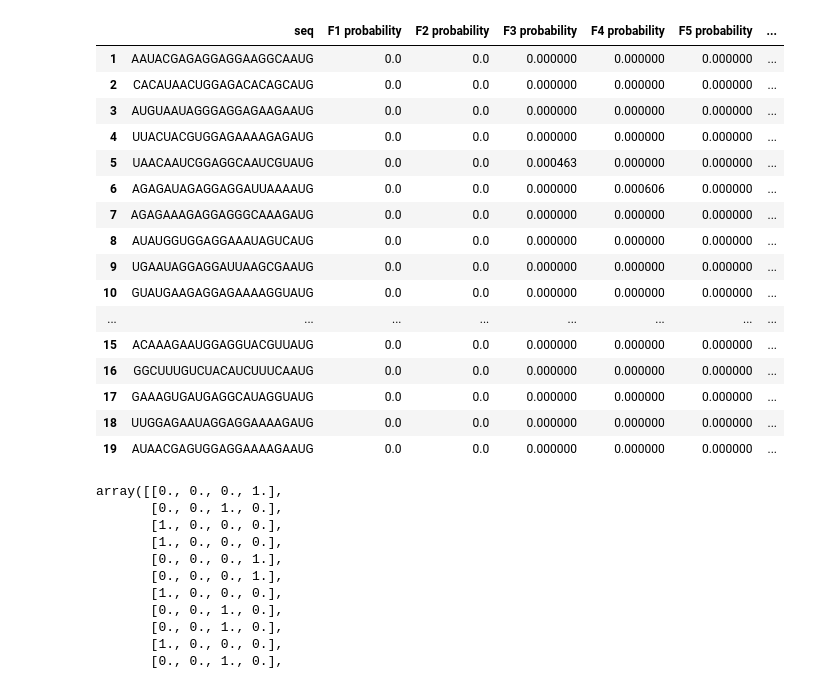
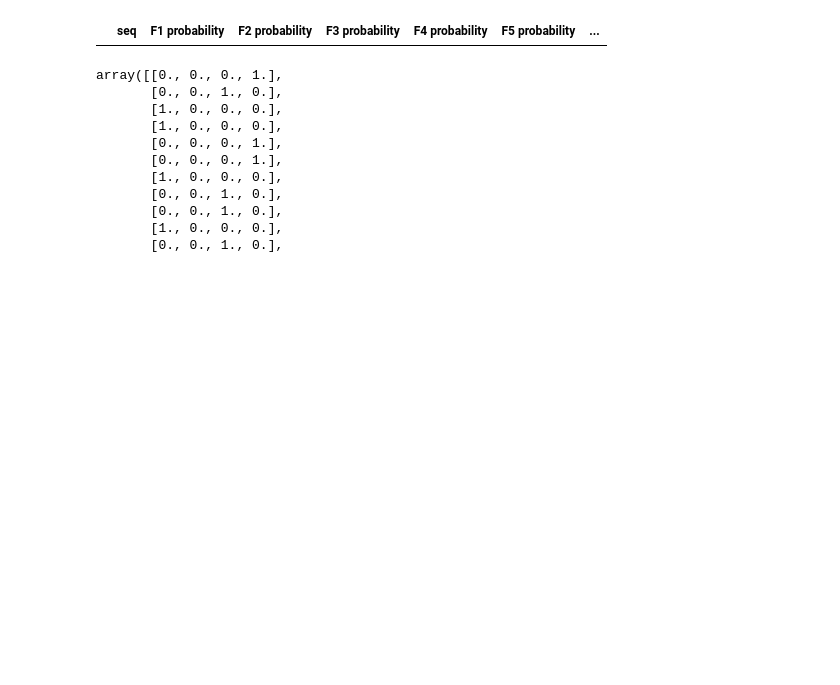
Before and after one commit to Ni-oS/GAN-bacteries, a Jupyter notebook: biN.ipynb, the cells around one changed output. Cells and saved outputs as stored; diff of their text form; code cells hidden in the pictures; blank space fills up the shorter version.

```diff
--- a/biN.ipynb
+++ b/biN.ipynb
@@ -8,26 +8,12 @@ import numpy as np
 import matplotlib.pyplot as plt
 # %%
 prob = pd.read_csv('20long.csv')
+prob["binary"] = prob["F3 probability"].round()
+prob.binary = prob.binary.astype(int)
 # %%
-prob[1:20]
+prob[(prob["F3 probability"] < 0) | (prob["F3 probability"] > 1)]
 # %% [output]
 |  | seq | F1 probability | F2 probability | F3 probability | F4 probability | F5 probability | ... |
-| 1 | AAUACGAGAGGAGGAAGGCAAUG | 0.0 | 0.0 | 0.000000 | 0.000000 | 0.000000 | ... |
-| 2 | CACAUAACUGGAGACACAGCAUG | 0.0 | 0.0 | 0.000000 | 0.000000 | 0.000000 | ... |
-| 3 | AUGUAAUAGGGAGGAGAAGAAUG | 0.0 | 0.0 | 0.000000 | 0.000000 | 0.000000 | ... |
-| 4 | UUACUACGUGGAGAAAAGAGAUG | 0.0 | 0.0 | 0.000000 | 0.000000 | 0.000000 | ... |
-| 5 | UAACAAUCGGAGGCAAUCGUAUG | 0.0 | 0.0 | 0.000463 | 0.000000 | 0.000000 | ... |
-| 6 | AGAGAUAGAGGAGGAUUAAAAUG | 0.0 | 0.0 | 0.000000 | 0.000606 | 0.000000 | ... |
-| 7 | AGAGAAAGAGGAGGGCAAAGAUG | 0.0 | 0.0 | 0.000000 | 0.000000 | 0.000000 | ... |
-| 8 | AUAUGGUGGAGGAAAUAGUCAUG | 0.0 | 0.0 | 0.000000 | 0.000000 | 0.000000 | ... |
-| 9 | UGAAUAGGAGGAUUAAGCGAAUG | 0.0 | 0.0 | 0.000000 | 0.000000 | 0.000000 | ... |
-| 10 | GUAUGAAGAGGAGAAAAGGUAUG | 0.0 | 0.0 | 0.000000 | 0.000000 | 0.000000 | ... |
-| ... | ... | ... | ... | ... | ... | ... | ... |
-| 15 | ACAAAGAAUGGAGGUACGUUAUG | 0.0 | 0.0 | 0.000000 | 0.000000 | 0.000000 | ... |
-| 16 | GGCUUUGUCUACAUCUUUCAAUG | 0.0 | 0.0 | 0.000000 | 0.000000 | 0.000000 | ... |
-| 17 | GAAAGUGAUGAGGCAUAGGUAUG | 0.0 | 0.0 | 0.000000 | 0.000000 | 0.000000 | ... |
-| 18 | UUGGAGAAUAGGAGGAAAAGAUG | 0.0 | 0.0 | 0.000000 | 0.000000 | 0.000000 | ... |
-| 19 | AUAACGAGUGGAGGAAAAGAAUG | 0.0 | 0.0 | 0.000000 | 0.000000 | 0.000000 | ... |
 # %%
 def one_hot_encode(seq):
     """
```
Also changed, not shown: parts of 6 cells of this notebook.
